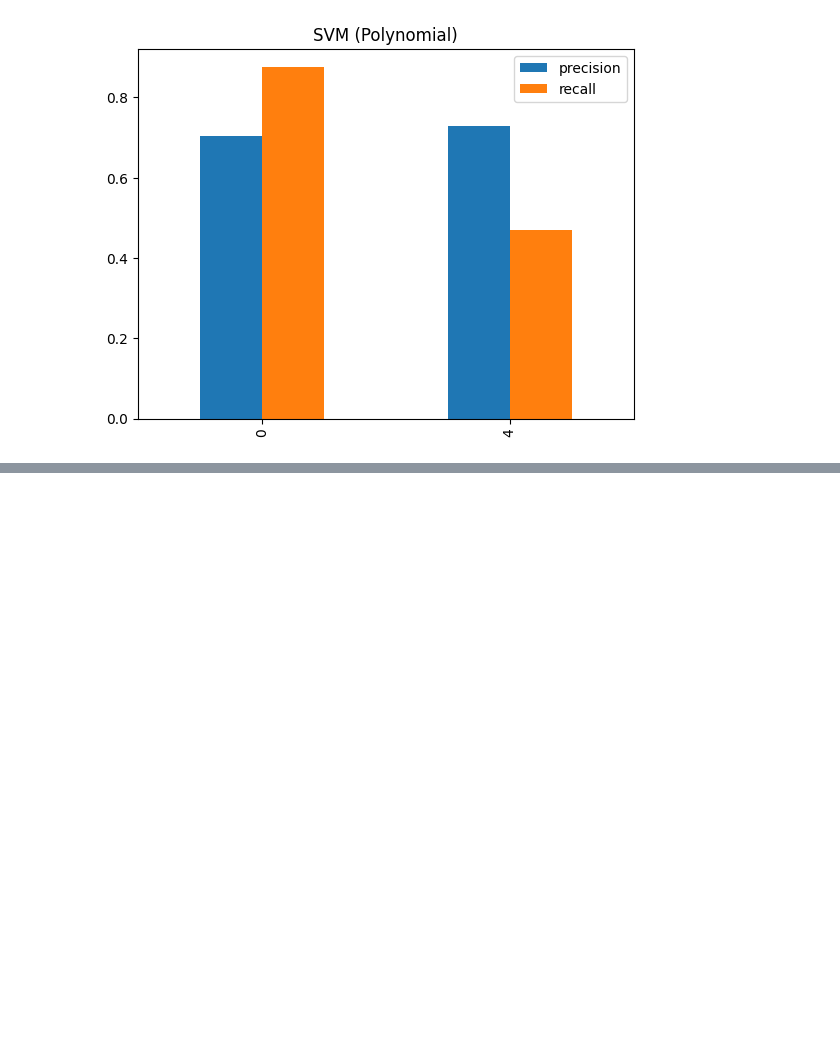
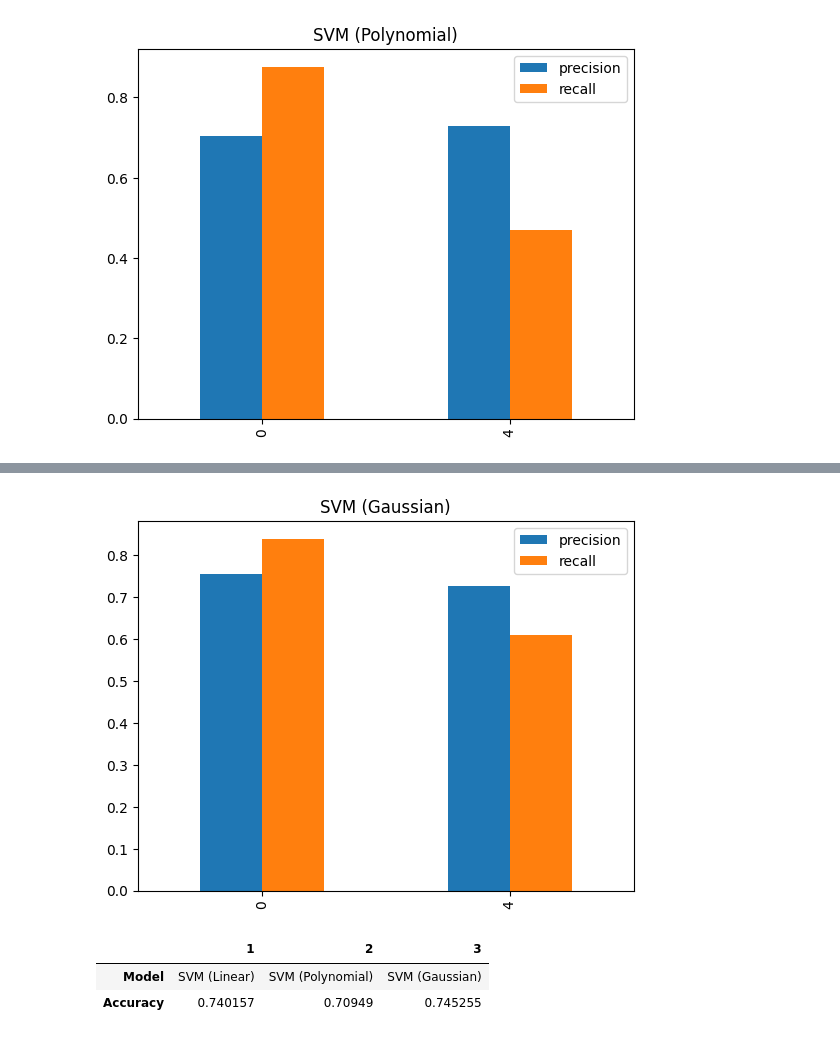
Before and after one commit to Nabil-iium/SVM-on-Tweet-data, a Jupyter notebook: svmtweet.ipynb, the cells around one changed output, grey strips where cells are left out. Saved outputs shown, nothing was run; the diff lists cells and outputs as text; code cells hidden in the pictures; blank space fills up the shorter version.

```diff
--- a/svmtweet.ipynb
+++ b/svmtweet.ipynb
@@ -264,0 +318,16 @@ plt.show()
+# %%
+df_clf_g = pd.DataFrame(clf_report_g)
+df_clf_g.iloc[:2, :2].T.plot(kind='bar')
+plt.title('SVM (Gaussian)')
+plt.show()
+# %% [output]
+[figure, added]
+# %%
+Algo_best_svm = ['SVM (Linear)','SVM (Polynomial)','SVM (Gaussian)']
+score_best_svm = [accuracy_l,accuracy_p,accuracy_g]
+compare_best_svm = pd.DataFrame({'Model':Algo_best_svm ,'Accuracy':score_best_svm},index=[i for i in range(1,4)])
+compare_best_svm.T
+# %% [output]
+|  | 1 | 2 | 3 |
+| Model | SVM (Linear) | SVM (Polynomial) | SVM (Gaussian) |
+| Accuracy | 0.740157 | 0.70949 | 0.745255 |
```
Also changed, not shown: parts of 8 cells of this notebook.
